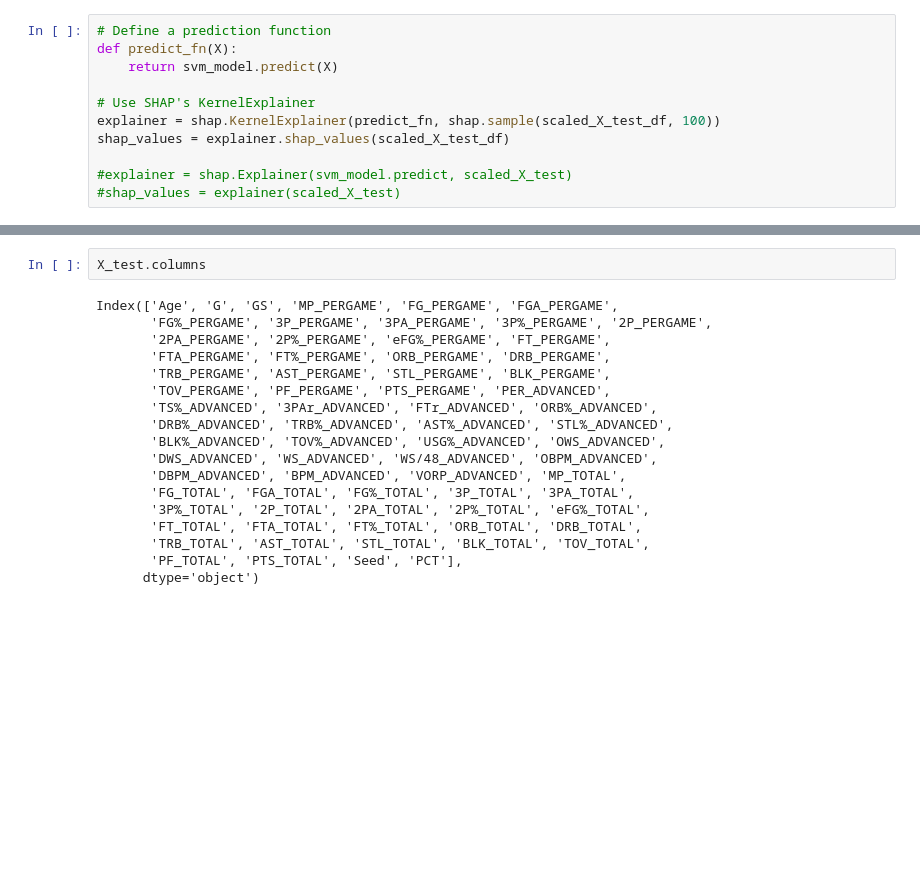
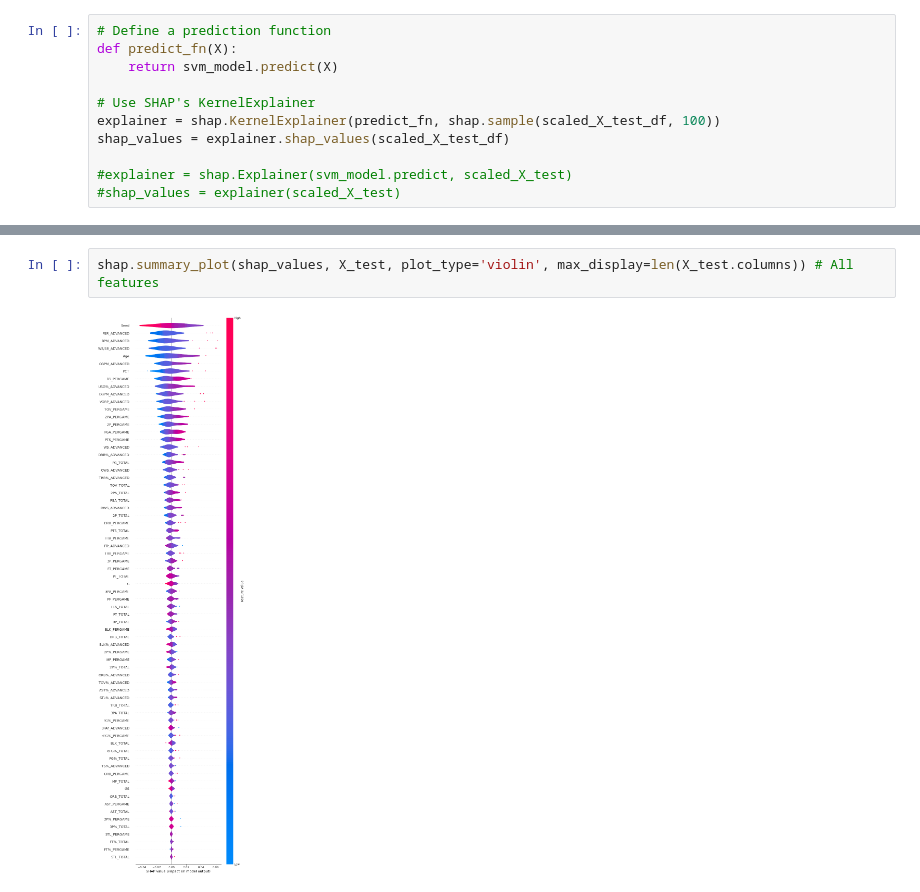
Before and after one commit to Ivan-Garcia-S/NBA_MIP_Predictor, a Jupyter notebook: MIP_Model.ipynb, the cells around one changed output, grey strips where cells are left out. Saved outputs shown, nothing was run; the diff lists cells and outputs as text; blank space fills up the shorter version.

Commit message:
Got feature names to appear in plot

```diff
--- a/MIP_Model.ipynb
+++ b/MIP_Model.ipynb
@@ -544,20 +585,4 @@ shap.summary_plot(shap_values, scaled_X_test_df,plot_type='violin') #X_test, plo
-# %%
-X_test.columns
-# %% [output]
-Index(['Age', 'G', 'GS', 'MP_PERGAME', 'FG_PERGAME', 'FGA_PERGAME',
-       'FG%_PERGAME', '3P_PERGAME', '3PA_PERGAME', '3P%_PERGAME', '2P_PERGAME',
-       '2PA_PERGAME', '2P%_PERGAME', 'eFG%_PERGAME', 'FT_PERGAME',
-       'FTA_PERGAME', 'FT%_PERGAME', 'ORB_PERGAME', 'DRB_PERGAME',
-       'TRB_PERGAME', 'AST_PERGAME', 'STL_PERGAME', 'BLK_PERGAME',
-       'TOV_PERGAME', 'PF_PERGAME', 'PTS_PERGAME', 'PER_ADVANCED',
-       'TS%_ADVANCED', '3PAr_ADVANCED', 'FTr_ADVANCED', 'ORB%_ADVANCED',
-       'DRB%_ADVANCED', 'TRB%_ADVANCED', 'AST%_ADVANCED', 'STL%_ADVANCED',
-       'BLK%_ADVANCED', 'TOV%_ADVANCED', 'USG%_ADVANCED', 'OWS_ADVANCED',
-       'DWS_ADVANCED', 'WS_ADVANCED', 'WS/48_ADVANCED', 'OBPM_ADVANCED',
-       'DBPM_ADVANCED', 'BPM_ADVANCED', 'VORP_ADVANCED', 'MP_TOTAL',
-       'FG_TOTAL', 'FGA_TOTAL', 'FG%_TOTAL', '3P_TOTAL', '3PA_TOTAL',
-       '3P%_TOTAL', '2P_TOTAL', '2PA_TOTAL', '2P%_TOTAL', 'eFG%_TOTAL',
-       'FT_TOTAL', 'FTA_TOTAL', 'FT%_TOTAL', 'ORB_TOTAL', 'DRB_TOTAL',
-       'TRB_TOTAL', 'AST_TOTAL', 'STL_TOTAL', 'BLK_TOTAL', 'TOV_TOTAL',
-       'PF_TOTAL', 'PTS_TOTAL', 'Seed', 'PCT'],
-      dtype='object')
+# %%
+shap.summary_plot(shap_values, X_test, plot_type='violin', max_display=len(X_test.columns)) # All features
+# %% [output]
+[figure, added]
```
Also changed, not shown: parts of 3 cells of this notebook.
